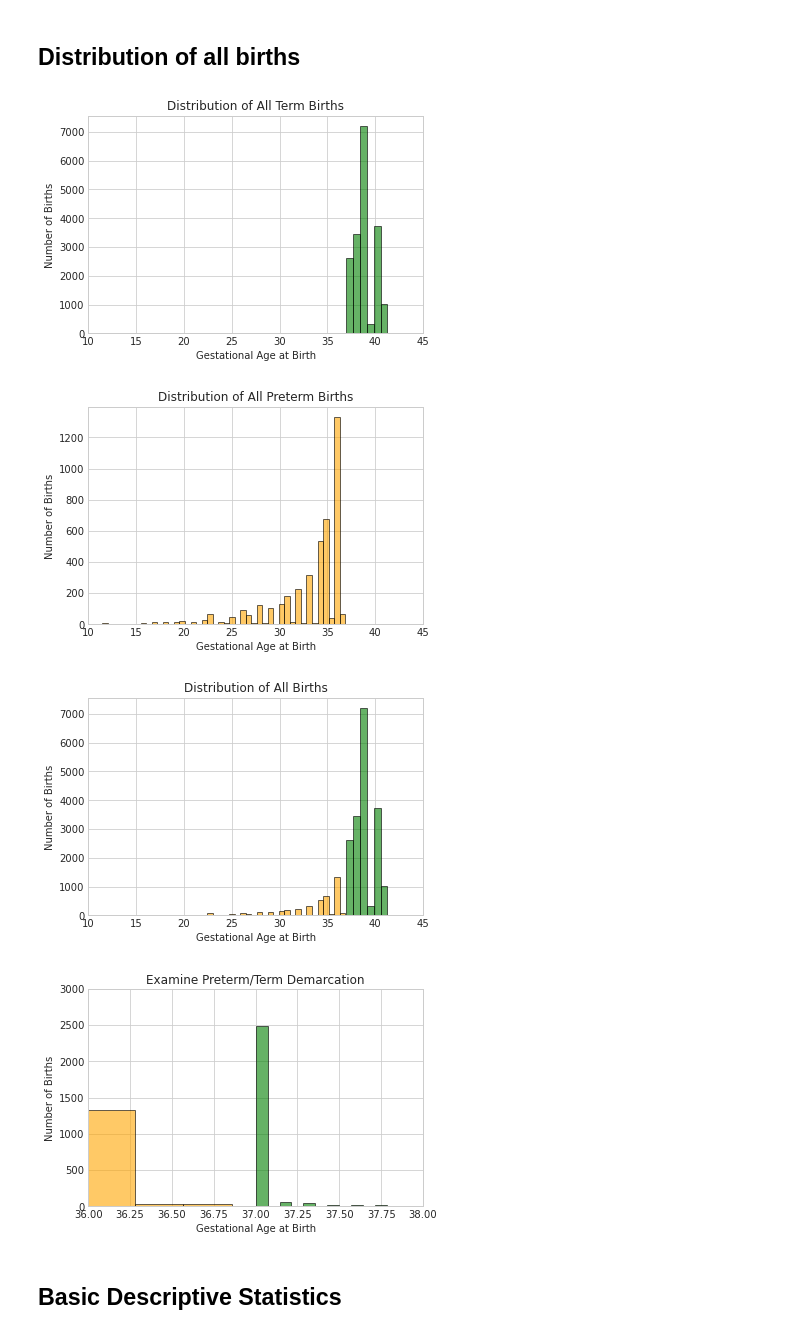
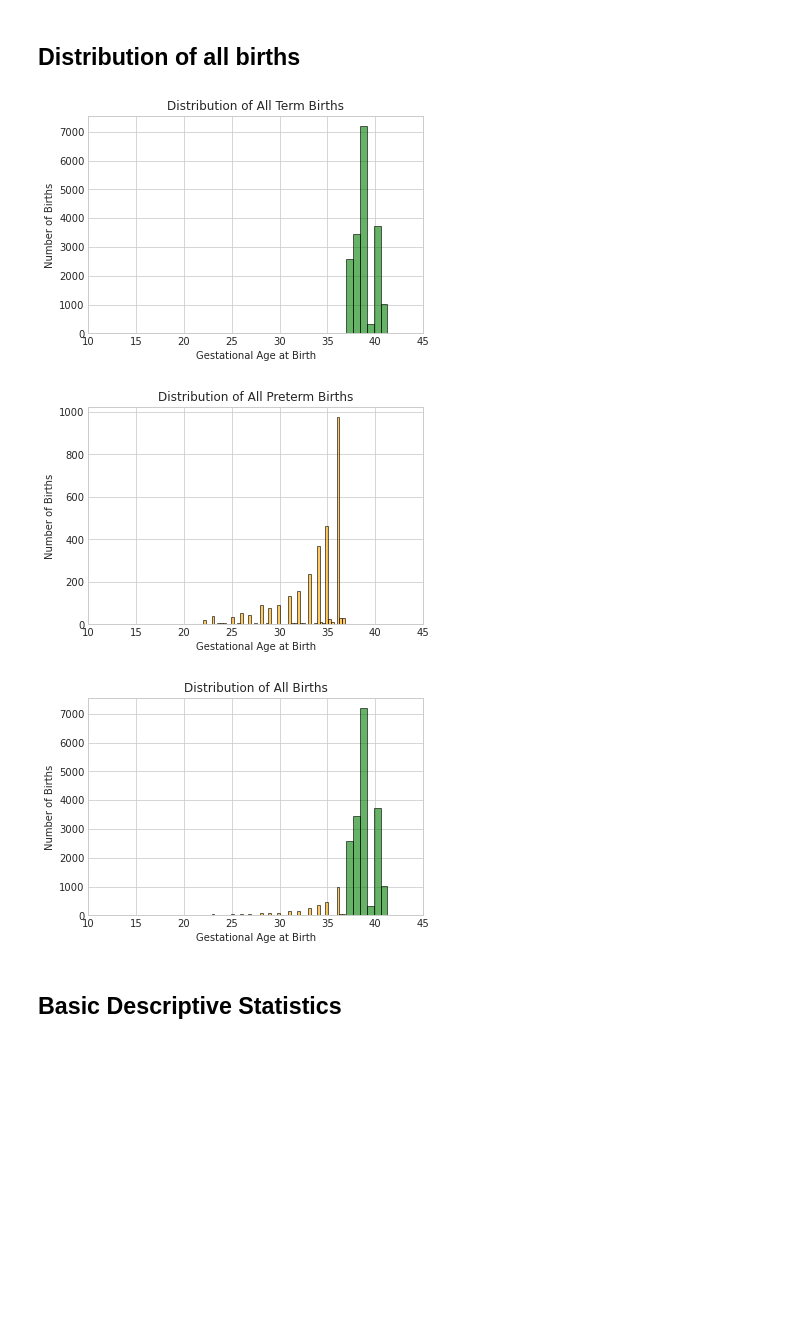
Before and after one commit to kgrillaert/preterm_birth, a Jupyter notebook: Birth Concept Set.ipynb, the cells around one changed output. Cells and saved outputs as stored; diff of their text form; code cells hidden in the pictures; blank space fills up the shorter version.

```diff
--- a/Birth Concept Set.ipynb
+++ b/Birth Concept Set.ipynb
@@ -151,0 +142,4 @@ long_data.sample(6)
+# %%
+raw_birth_data = dataset_87730747_condition_df
+print(raw_birth_data.info)
+raw_birth_data.sample(3)
@@ -898,0 +771,16 @@ Term >= 37 weeks
+# %%
+gestational_age_data = filtered_df_copy.copy()
+# %%
+# Create a new column "birth_class" and set it to 'Unknown' initially
+gestational_age_data['birth_class'] = 'Unknown'
+
+# Fill in the birth class column based on gestational age at birth.
+gestational_age_data.loc[(gestational_age_data['gestational_age_at_birth'] >= 37), 'birth_class'] = 'Term'
+gestational_age_data.loc[(gestational_age_data['gestational_age_at_birth'] >= 22) & (gestational_age_data['gestational_age_at_birth'] < 37), 'birth_class'] = 'Preterm'
+
+#Remove all lines that contain birth class == Unknown (e.g. remove gestational findings, etc)
+birth_class_data = gestational_age_data[gestational_age_data['birth_class'] != 'Unknown']
+
+print(len(birth_class_data))
+
+birth_class_data.sample(10)
@@ -943,60 +835,41 @@ Basic visualizations to check that the data cleaning looks reasonable.
 # %%
 import matplotlib.pyplot as plt
 
-# Filter rows with valid gestational age
-valid_gestational_age_rows = filtered_df_copy.dropna(subset=['gestational_age_at_birth'])
-
 # All Term Births
-term_cases = valid_gestational_age_rows[valid_gestational_age_rows['birth_class'] == 'Term']
 plt.style.use("seaborn-whitegrid")
+term_cases = birth_class_data[birth_class_data['birth_class'] == 'Term']
 plt.hist(term_cases['gestational_age_at_birth'], bins=10, alpha=0.6, color='green', edgecolor='black', label='All Term')
 plt.xlabel('Gestational Age at Birth')
 plt.ylabel('Number of Births')
 plt.title('Distribution of All Term Births')
 plt.xlim(10, 45)
 plt.show()
 
 
-# All Preterm
-non_term_cases = valid_gestational_age_rows[valid_gestational_age_rows['birth_class'] != 'Term']
+# All Preterm Births
+non_term_cases = birth_class_data[birth_class_data['birth_class'] != 'Term']
 plt.style.use("seaborn-whitegrid")
 plt.hist(non_term_cases['gestational_age_at_birth'], bins=50, alpha=0.6, color='orange', edgecolor='black', label='All Preterm')
 plt.xlabel('Gestational Age at Birth')
 plt.ylabel('Number of Births')
 plt.title('Distribution of All Preterm Births')
 plt.xlim(10, 45)
 plt.show()
 
 
 #All Births
-term_cases = valid_gestational_age_rows[valid_gestational_age_rows['birth_class'] == 'Term']
 plt.style.use("seaborn-whitegrid")
 plt.hist(term_cases['gestational_age_at_birth'], bins=10, alpha=0.6, color='green', edgecolor='black', label='All Term')
 plt.hist(non_term_cases['gestational_age_at_birth'], bins=50, alpha=0.6, color='orange', edgecolor='black', label='All Preterm')
 plt.xlabel('Gestational Age at Birth')
 plt.ylabel('Number of Births')
 plt.title('Distribution of All Births')
 plt.xlim(10, 45)
 plt.show()
-
-
-
-#All Births
-term_cases = valid_gestational_age_rows[valid_gestational_age_rows['birth_class'] == 'Term']
-plt.style.use("seaborn-whitegrid")
-plt.hist(term_cases['gestational_age_at_birth'], bins=100, alpha=0.6, color='green', edgecolor='black', label='All Term')
-plt.hist(non_term_cases['gestational_age_at_birth'], bins=100, alpha=0.6, color='orange', edgecolor='black', label='All Preterm')
-plt.xlabel('Gestational Age at Birth')
-plt.ylabel('Number of Births')
-plt.title('Examine Preterm/Term Demarcation')
-plt.xlim(36, 38)
-plt.ylim(0,3000)
-plt.show()
 # %% [output]
 [figure]
-[figure, old version]
+[figure, new version]
-[figure, old version]
+[figure, new version]
-[figure, removed]
 # %% [markdown]
 ## Basic Descriptive Statistics
 # %%
```
Also changed, not shown: parts of 72 cells of this notebook.
